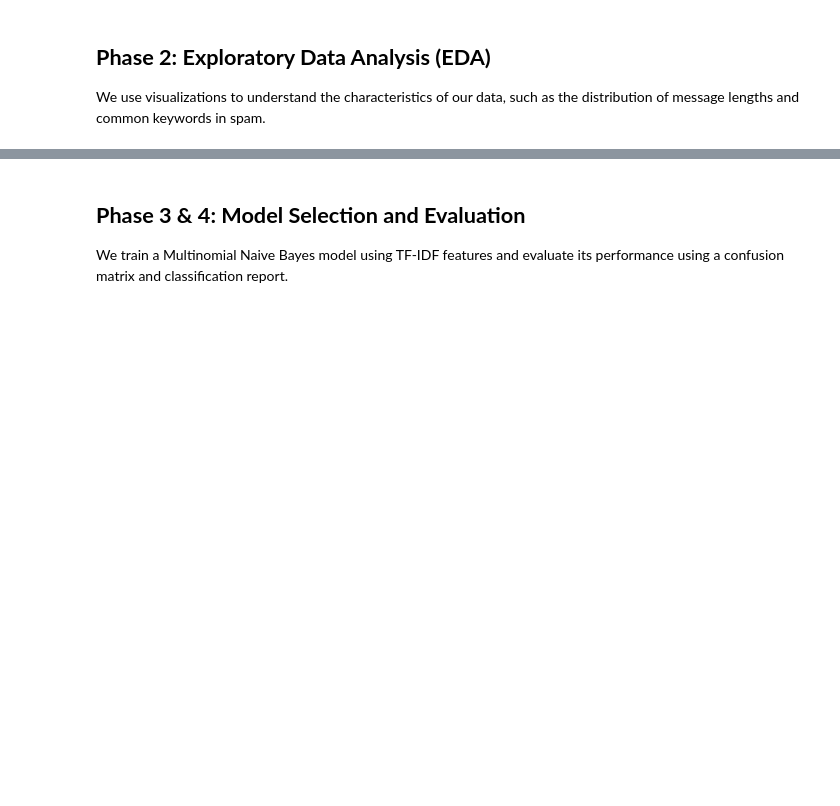
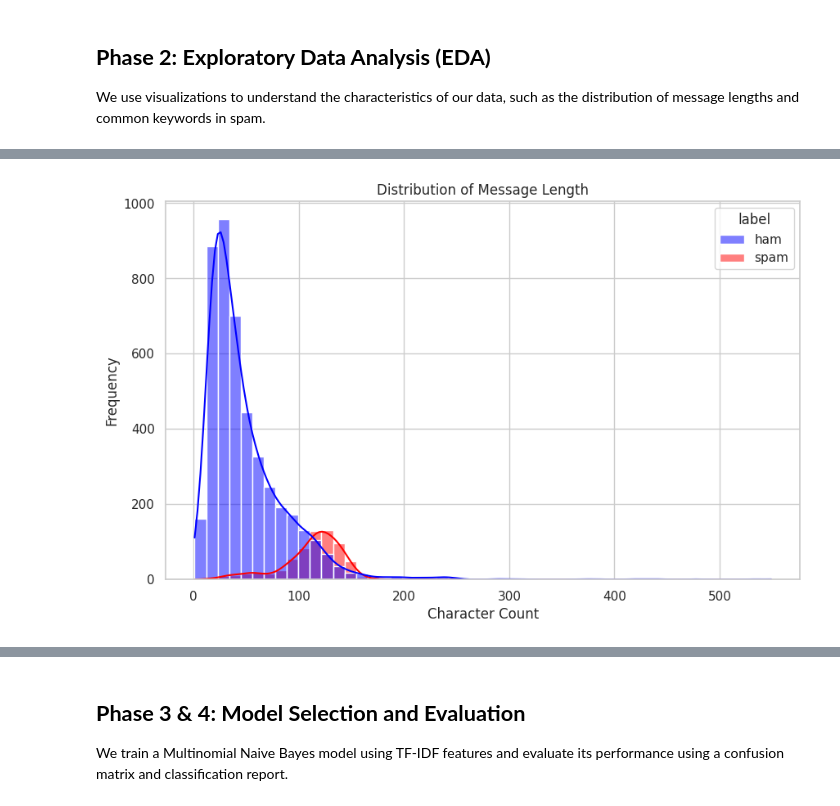
Before and after one commit to niuniu1fly-blip/spam-classification, a Jupyter notebook: “spam_classification_project_ipynb”.ipynb, the cells around one changed output, grey strips where cells are left out. Cells and saved outputs as stored; diff of their text form; code cells hidden in the pictures; blank space fills up the shorter version.

```diff
--- a/“spam_classification_project_ipynb”.ipynb
+++ b/“spam_classification_project_ipynb”.ipynb
@@ -125,0 +170,18 @@ plt.show()
+# %%
+# 设置绘图风格（可选，让图表更好看）
+sns.set_theme(style="whitegrid")
+
+plt.figure(figsize=(10, 6))
+
+# 使用 hue 参数直接区分 ham 和 spam
+# common_norm=False 是关键，因为它能让两个类别的密度曲线在各自规模下对比，而不是共享缩放
+sns.histplot(data=df, x='length', hue='label', bins=50, kde=True,
+             palette={'ham': 'blue', 'spam': 'red'}, common_norm=False)
+
+plt.title('Distribution of Message Length')
+plt.xlabel('Character Count')
+plt.ylabel('Frequency')
+# 使用 hue 之后，Seaborn 会自动生成带标题的图例，不需要手动 plt.legend()
+plt.show()
+# %% [output]
+[figure, added]
```
Also changed, not shown: parts of 23 cells of this notebook.
